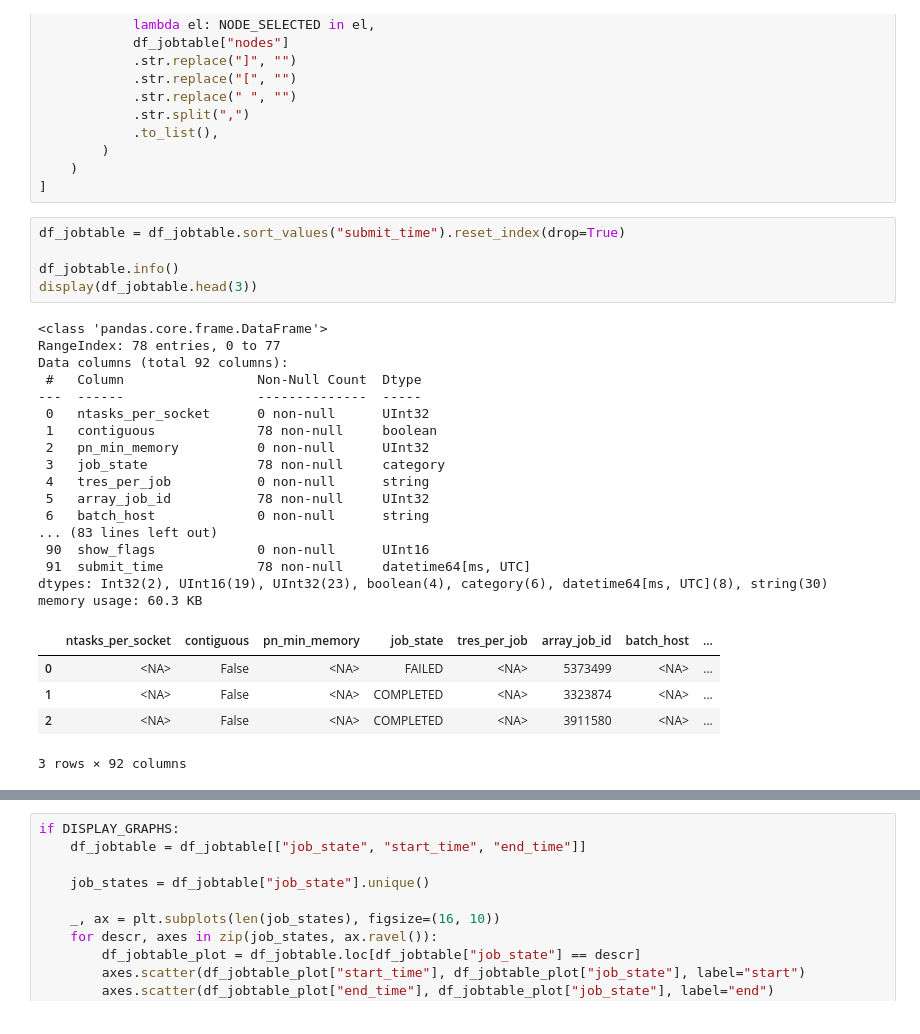
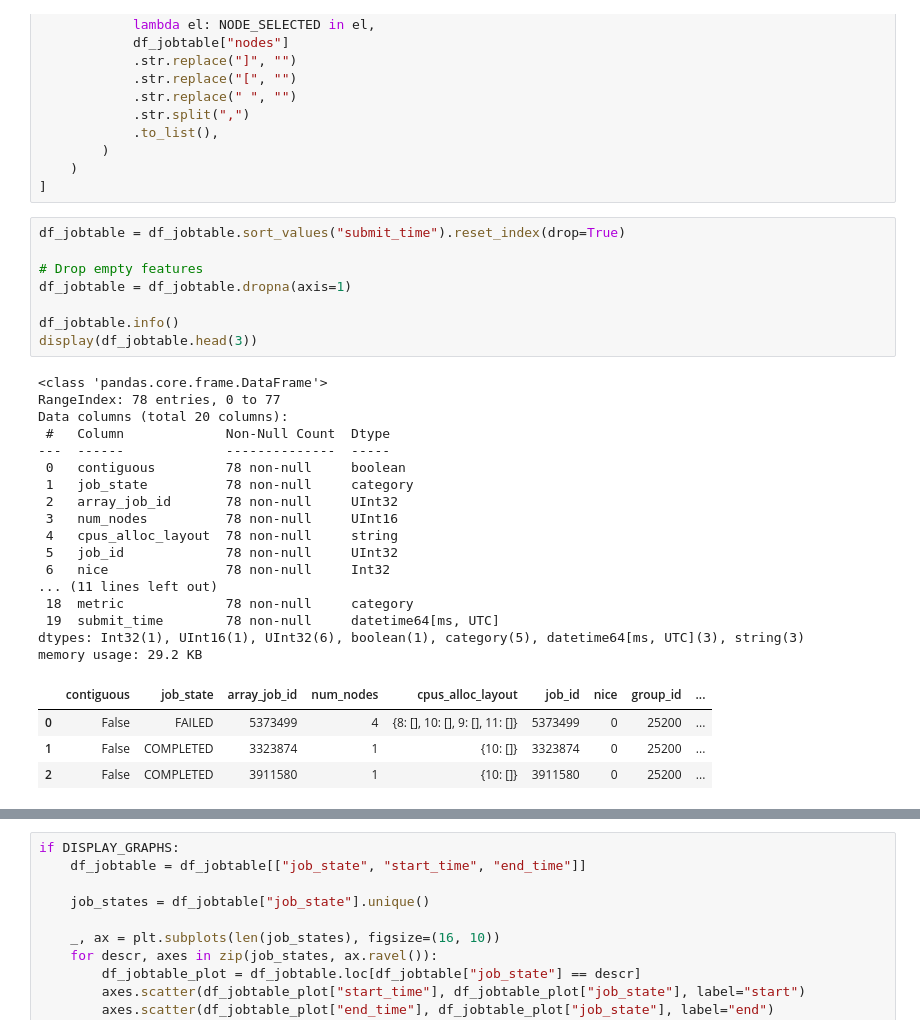
Before and after one commit to RiccardoEvangelisti/Anomaly-Detection, a Jupyter notebook: Data_Exploration.ipynb, the cells around one changed output, grey strips where cells are left out. Cells and saved outputs as stored; diff of their text form.

```diff
--- a/Data_Exploration.ipynb
+++ b/Data_Exploration.ipynb
@@ -771,28 +771,30 @@ df_jobtable = df_jobtable.loc[
 # %%
 df_jobtable = df_jobtable.sort_values("submit_time").reset_index(drop=True)
 
+# Drop empty features
+df_jobtable = df_jobtable.dropna(axis=1)
+
 df_jobtable.info()
 display(df_jobtable.head(3))
 # %% [output]
 <class 'pandas.core.frame.DataFrame'>
 RangeIndex: 78 entries, 0 to 77
-Data columns (total 92 columns):
- #   Column                 Non-Null Count  Dtype
----  ------                 --------------  -----
- 0   ntasks_per_socket      0 non-null      UInt32
- 1   contiguous             78 non-null     boolean
- 2   pn_min_memory          0 non-null      UInt32
- 3   job_state              78 non-null     category
- 4   tres_per_job           0 non-null      string
- 5   array_job_id           78 non-null     UInt32
- 6   batch_host             0 non-null      string
-... (83 lines left out)
- 90  show_flags             0 non-null      UInt16
- 91  submit_time            78 non-null     datetime64[ms, UTC]
-dtypes: Int32(2), UInt16(19), UInt32(23), boolean(4), category(6), datetime64[ms, UTC](8), string(30)
-memory usage: 60.3 KB
+Data columns (total 20 columns):
+ #   Column             Non-Null Count  Dtype
+---  ------             --------------  -----
+ 0   contiguous         78 non-null     boolean
+ 1   job_state          78 non-null     category
+ 2   array_job_id       78 non-null     UInt32
+ 3   num_nodes          78 non-null     UInt16
+ 4   cpus_alloc_layout  78 non-null     string
+ 5   job_id             78 non-null     UInt32
+ 6   nice               78 non-null     Int32
+... (11 lines left out)
+ 18  metric             78 non-null     category
+ 19  submit_time        78 non-null     datetime64[ms, UTC]
+dtypes: Int32(1), UInt16(1), UInt32(6), boolean(1), category(5), datetime64[ms, UTC](3), string(3)
+memory usage: 29.2 KB
-|  | ntasks_per_socket | contiguous | pn_min_memory | job_state | tres_per_job | array_job_id | batch_host | ... |
-| 0 | <NA> | False | <NA> | FAILED | <NA> | 5373499 | <NA> | ... |
-| 1 | <NA> | False | <NA> | COMPLETED | <NA> | 3323874 | <NA> | ... |
-| 2 | <NA> | False | <NA> | COMPLETED | <NA> | 3911580 | <NA> | ... |
+|  | contiguous | job_state | array_job_id | num_nodes | cpus_alloc_layout | job_id | nice | group_id | ... |
+| 0 | False | FAILED | 5373499 | 4 | {8: [], 10: [], 9: [], 11: []} | 5373499 | 0 | 25200 | ... |
+| 1 | False | COMPLETED | 3323874 | 1 | {10: []} | 3323874 | 0 | 25200 | ... |
+| 2 | False | COMPLETED | 3911580 | 1 | {10: []} | 3911580 | 0 | 25200 | ... |
-3 rows × 92 columns
```
Also changed, not shown: parts of 1 cell of this notebook.
